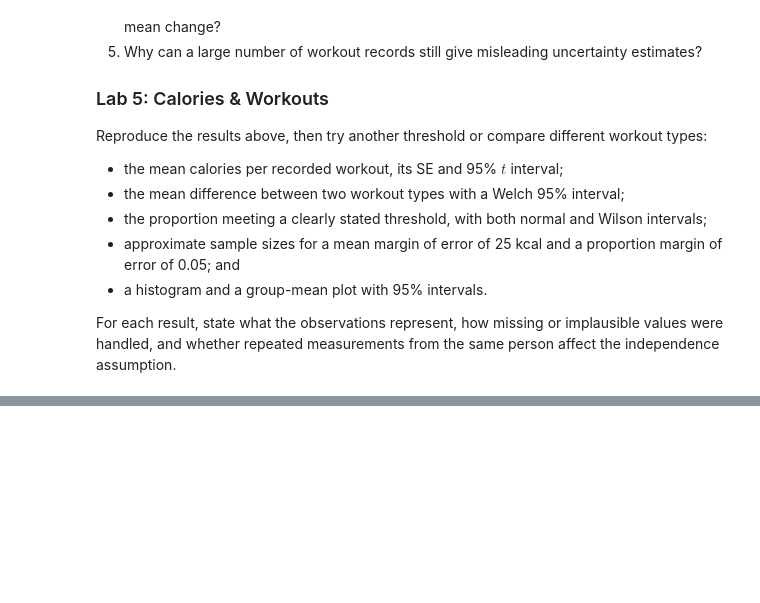
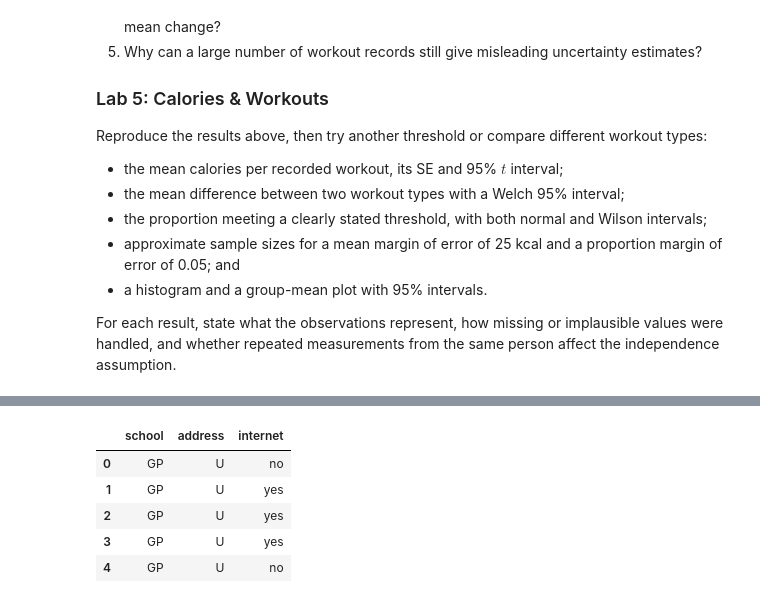
Before and after one commit to kflisikowsky/mathematical_statistics, a Jupyter notebook: 05_estimation.ipynb, the cells around one changed output, grey strips where cells are left out. Saved outputs shown, nothing was run; the diff lists cells and outputs as text; code cells hidden in the pictures; blank space fills up the shorter version.

```diff
--- a/05_estimation.ipynb
+++ b/05_estimation.ipynb
@@ -372,0 +389,11 @@ For each result, state what the observations represent, how missing or implausib
+# %%
+survey = pd.read_csv("data/student-mat.csv", sep=";")
+
+survey[["school", "address", "internet"]].head()
+# %% [output]
+|  | school | address | internet |
+| 0 | GP | U | no |
+| 1 | GP | U | yes |
+| 2 | GP | U | yes |
+| 3 | GP | U | yes |
+| 4 | GP | U | no |
```
Also changed, not shown: parts of 7 cells of this notebook, 2 other files.
